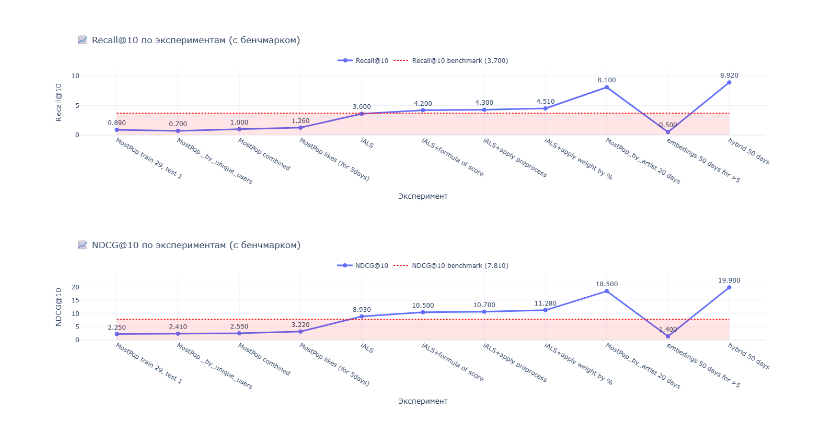
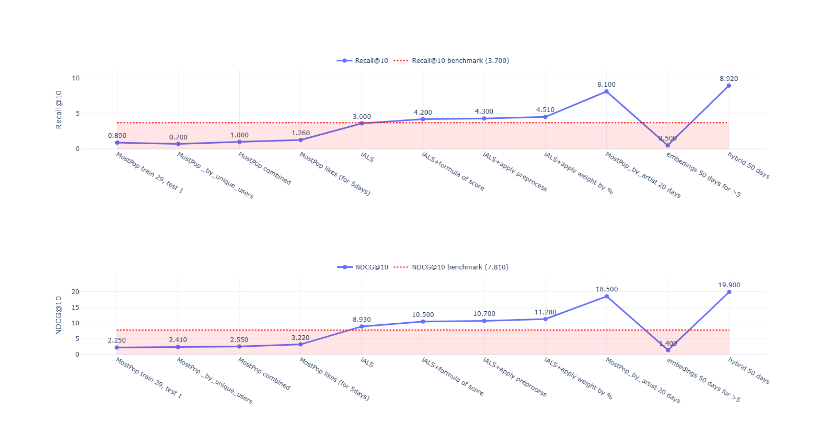
Before and after one commit to Nastasy822/music-recommendation-experiments, a Jupyter notebook: notebooks/results.ipynb, the cells around one changed output. Cells and saved outputs as stored; diff of their text form; code cells hidden in the pictures.

```diff
--- a/notebooks/results.ipynb
+++ b/notebooks/results.ipynb
@@ -57,8 +57,6 @@ def plot_metric_with_benchmark(
     y_max = max(metric_values + ([benchmark_value] if benchmark_value else [0])) * 1.25
 
     fig.update_layout(
-        title=f"📈 {metric_name} по экспериментам (с бенчмарком)",
-        xaxis_title="Эксперимент",
         yaxis_title=metric_name,
         yaxis=dict(range=[0, y_max]),
         template="plotly_white",
@@ -91,32 +89,32 @@ experiments = [
     "hybrid 50 days ",
 
 
 ]
 
 
 recall_scores = [0.89, 0.70, 1.00, 1.26, 3.6, 4.2, 4.3, 4.51, 8.1, 0.5, 8.92]
 ndcg_scores   = [2.25, 2.41, 2.55,  3.22, 8.93, 10.5, 10.7, 11.28, 18.5, 1.4, 19.9]
 
 
 # 1) график Recall@10
 fig_recall = plot_metric_with_benchmark(
     "Recall@10", recall_scores, experiments,
     benchmark_value=3.7,    # максимум авторов по Recall
     dashed=False
 )
 fig_recall.show()
 
 # 2) график NDCG@10
 fig_ndcg = plot_metric_with_benchmark(
     "NDCG@10", ndcg_scores, experiments,
     benchmark_value=7.81,    # максимум авторов по NDCG
     dashed=False              # отличим стиль линий, если хочешь
 )
 fig_ndcg.show()
 
 # После ужесточения условий точность просела - что логично. ПРи очиске лайков особо ничего не поменялось а так же при
 # На ранних этапах было принято решение увеличить время предсказания так как 1 день слишком жестко а 299 на трейне слишком много, много обобщения
 # для ALS пришлось повысить длину вектора
 # %% [output]
-[figure, old version]
+[figure, new version]
-[figure, old version]
+[figure, new version]
```
Also changed, not shown: 3 other files.
